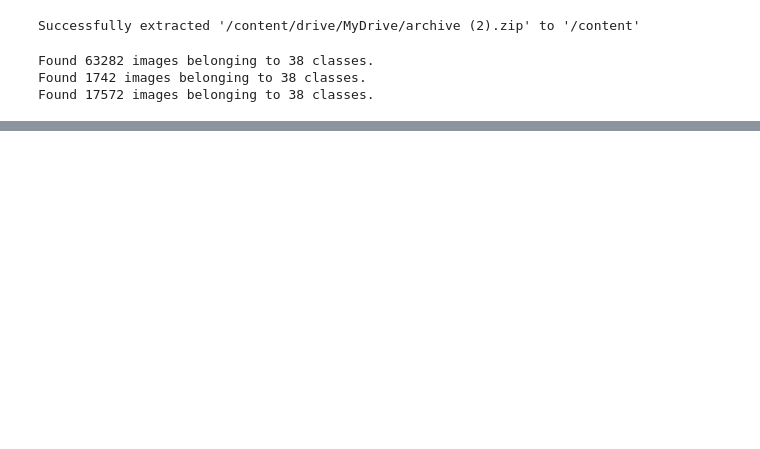
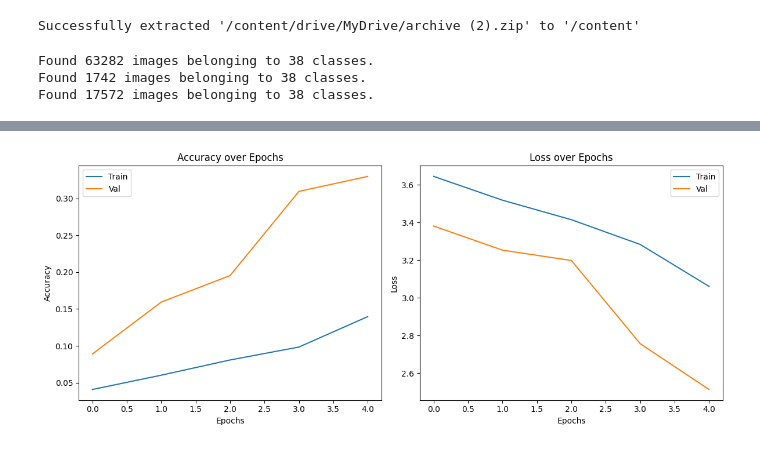
Before and after one commit to Nehajaiswal-01/Week-1, a Jupyter notebook: plant Disease Detection.ipynb, the cells around one changed output, grey strips where cells are left out. Saved outputs shown, nothing was run; the diff lists cells and outputs as text; code cells hidden in the pictures; blank space fills up the shorter version.

```diff
--- a/plant Disease Detection.ipynb
+++ b/plant Disease Detection.ipynb
@@ -156,8 +132 @@ Model: "sequential"
  Non-trainable params: 0 (0.00 B)
-# %%
-#Train the model
-history = model.fit(
-    train_generator,
-    validation_data=valid_generator,
-    epochs=10
-)
@@ -165,0 +133,9 @@ history = model.fit(
+# %%
+# Train the model (with optimized execution time)
+history = model.fit(
+    train_gen,
+    validation_data=val_gen,
+    epochs=5,  # Increase for better accuracy
+    steps_per_epoch=min(100, len(train_gen)),
+    validation_steps=min(20, len(val_gen))
+)
@@ -171,20 +161,20 @@ print(f"Test Loss: {loss:.4f}")
 # %%
 #Plot training history
-plt.figure(figsize=(12, 5))
-plt.subplot(1, 2, 1)
-plt.plot(history.history['accuracy'], label='Train Acc')
-plt.plot(history.history['val_accuracy'], label='Val Acc')
-plt.title("Accuracy over Epochs")
-plt.xlabel("Epochs")
-plt.ylabel("Accuracy")
-plt.legend()
-plt.subplot(1, 2, 2)
-plt.plot(history.history['loss'], label='Train Loss')
-plt.plot(history.history['val_loss'], label='Val Loss')
-plt.title("Loss over Epochs")
-plt.xlabel("Epochs")
-plt.ylabel("Loss")
-plt.legend()
-plt.show()
+def plot_metrics(history):
+    plt.figure(figsize=(12, 5))
+    for i, metric in enumerate(['accuracy', 'loss']):
+        plt.subplot(1, 2, i + 1)
+        plt.plot(history.history[metric], label='Train')
+        plt.plot(history.history[f'val_{metric}'], label='Val')
+        plt.title(f"{metric.capitalize()} over Epochs")
+        plt.xlabel("Epochs")
+        plt.ylabel(metric.capitalize())
+        plt.legend()
+    plt.tight_layout()
+    plt.show()
+
+plot_metrics(history)
+# %% [output]
+[figure, added]
 # %%
 #Predict on some test images
```
Also changed, not shown: parts of 10 cells of this notebook.
